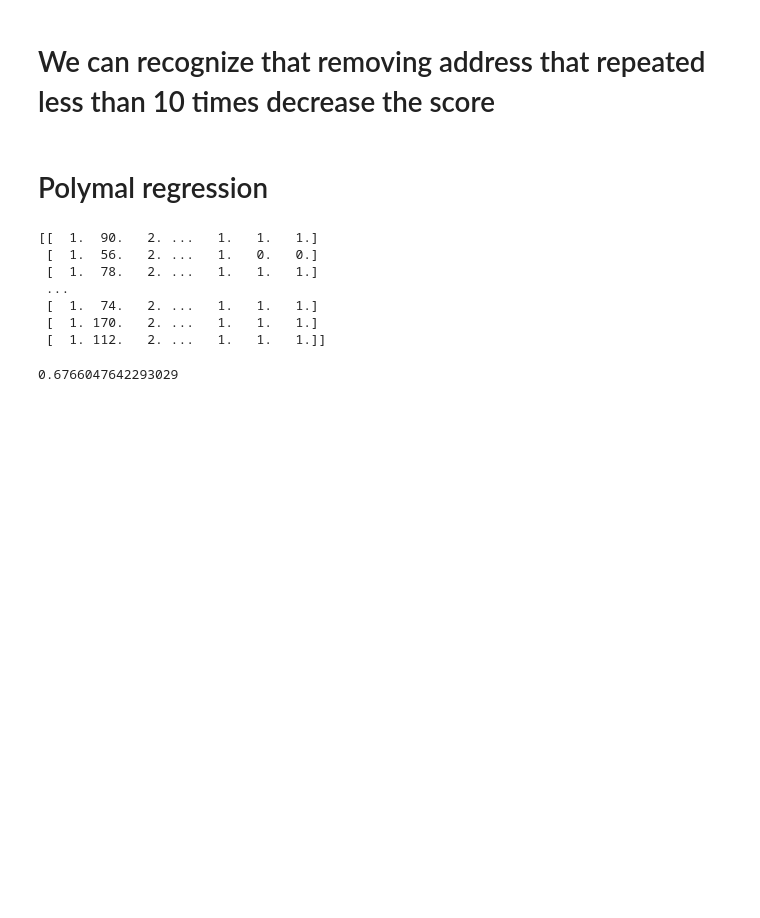
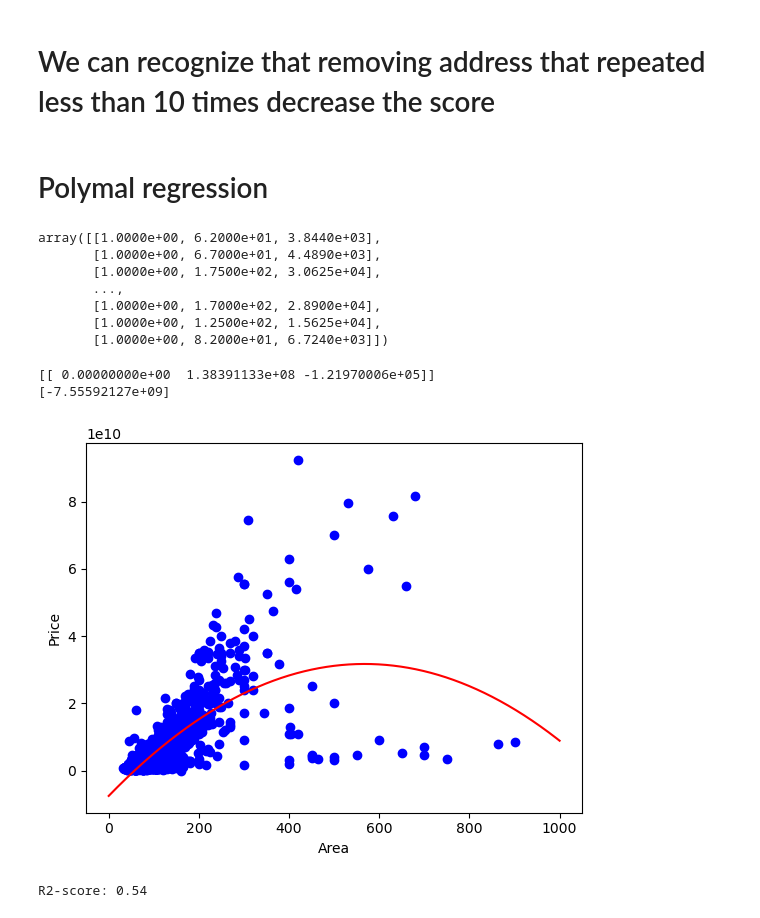
Before and after one commit to kaviyanSL/House_price, a Jupyter notebook: Regression Project.ipynb, the cells around one changed output. Drawn from its saved outputs; the diff is of its cells as text; code cells hidden in the pictures; blank space fills up the shorter version.

```diff
--- a/Regression Project.ipynb
+++ b/Regression Project.ipynb
@@ -391,20 +332,43 @@ the third score is: 0.5780161166749949
 from sklearn.preprocessing import PolynomialFeatures
 from sklearn.metrics import r2_score
 # %%
-poly = PolynomialFeatures(degree=2)
-train_x_poly = poly.fit_transform(X_train)
-print(train_x_poly);
-clf =LinearRegression()
-train_y_ = clf.fit(train_x_poly, y_train)
-test_x_poly = poly.fit_transform(X_test)
-test_y_ = clf.predict(test_x_poly)
-r2_score(y_test,test_y_ )
+y4=df[['Price']]
+X4=df[['Area']]
+X4_train, X4_test, y4_train, y4_test = train_test_split(X4, y4)
+poly=PolynomialFeatures(degree=2)
+train_x_poly=poly.fit_transform(X4_train)
+train_x_poly
 # %% [output]
-[[  1.  90.   2. ...   1.   1.   1.]
- [  1.  56.   2. ...   1.   0.   0.]
- [  1.  78.   2. ...   1.   1.   1.]
- ...
- [  1.  74.   2. ...   1.   1.   1.]
- [  1. 170.   2. ...   1.   1.   1.]
- [  1. 112.   2. ...   1.   1.   1.]]
+array([[1.0000e+00, 6.2000e+01, 3.8440e+03],
+       [1.0000e+00, 6.7000e+01, 4.4890e+03],
+       [1.0000e+00, 1.7500e+02, 3.0625e+04],
+       ...,
+       [1.0000e+00, 1.7000e+02, 2.8900e+04],
+       [1.0000e+00, 1.2500e+02, 1.5625e+04],
+       [1.0000e+00, 8.2000e+01, 6.7240e+03]])
-0.6766047642293029
+# %%
+clf=LinearRegression()
+train_y4=clf.fit(train_x_poly,y4_train)
+print(clf.coef_);
+print(clf.intercept_)
+# %% [output]
+[[ 0.00000000e+00  1.38391133e+08 -1.21970006e+05]]
+[-7.55592127e+09]
+# %%
+plt.scatter(X4_train,y4_train,color='blue')
+XX = np.arange(0.0, 1000.0, 0.01)
+yy = clf.intercept_[0]+ clf.coef_[0][1]*XX+ clf.coef_[0][2]*np.power(XX, 2)
+plt.plot(XX, yy, '-r' )
+plt.xlabel("Area")
+plt.ylabel("Price")
+plt.show()
+# %% [output]
+[figure, added]
+# %%
+from sklearn.metrics import r2_score
+
+test_x_poly = poly.fit_transform(X4_test)
+test_y_ = clf.predict(test_x_poly)
+print("R2-score: %.2f" % r2_score(y4_test,test_y_ ) )
+# %% [output]
+R2-score: 0.54
```
Also changed, not shown: parts of 9 cells of this notebook.
